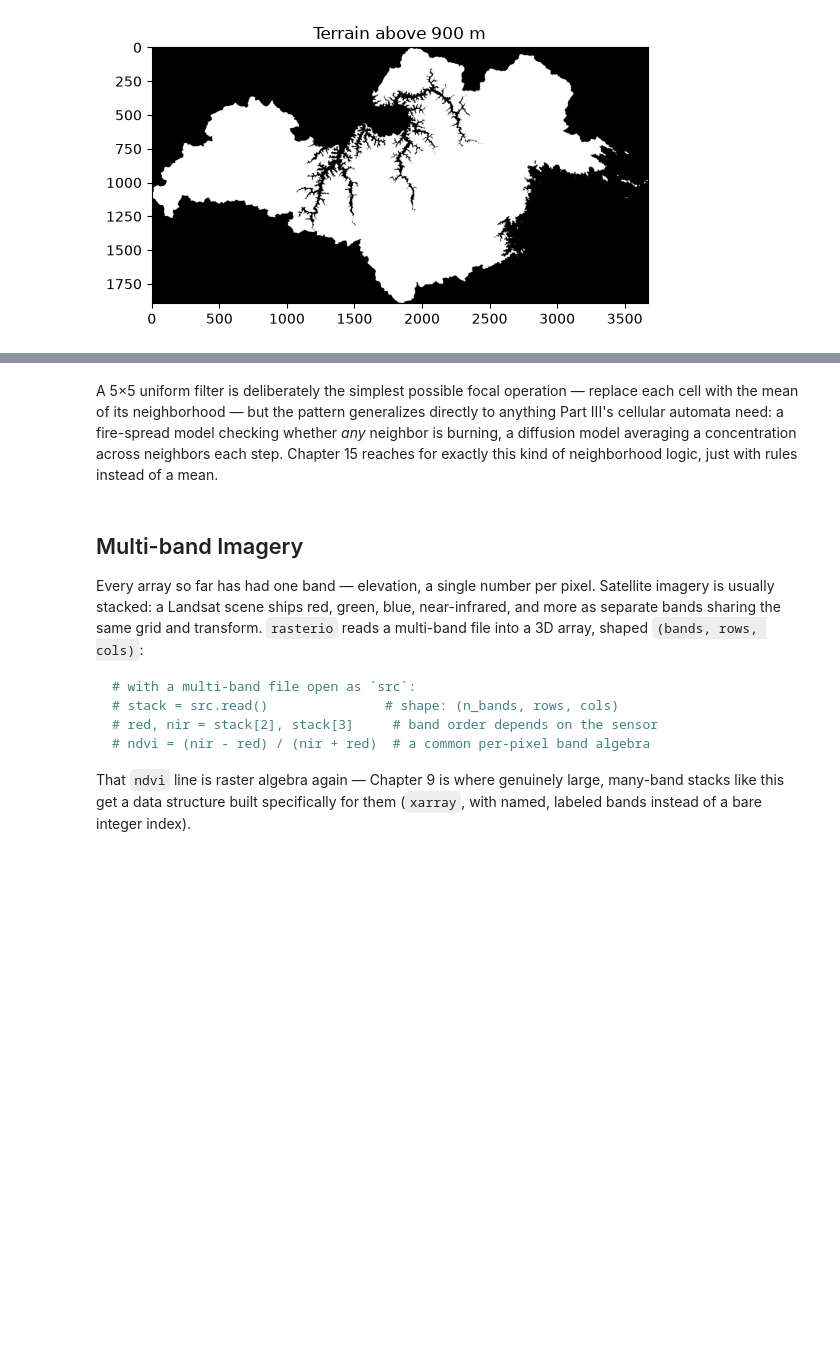
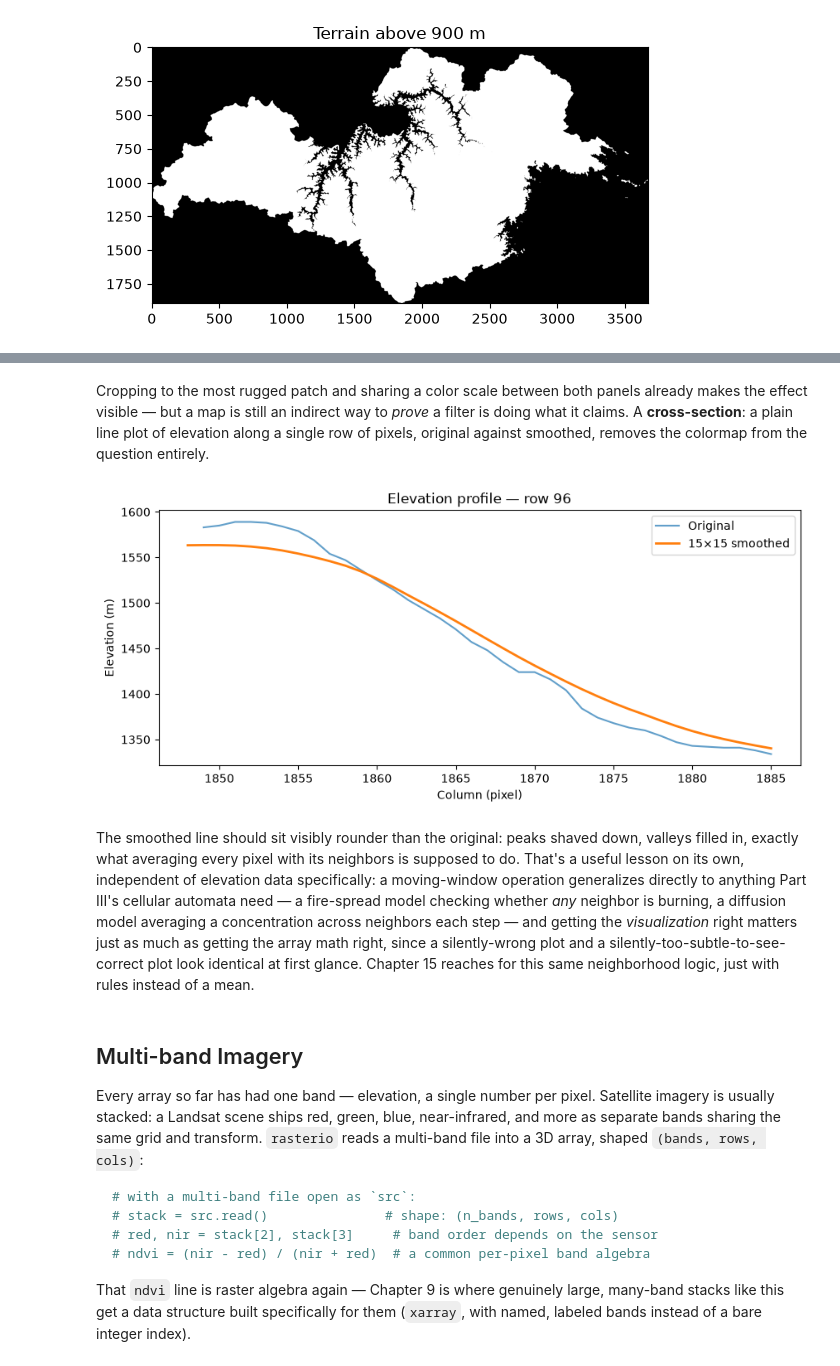
Before and after one commit to LambdaGeo/geospatial-modeling-python, a Jupyter notebook: docs/part2/ch08_raster.ipynb, the cells around one changed output, grey strips where cells are left out. Cells and saved outputs as stored; diff of their text form; code cells hidden in the pictures; blank space fills up the shorter version.

```diff
--- a/docs/part2/ch08_raster.ipynb
+++ b/docs/part2/ch08_raster.ipynb
@@ -139,5 +156,21 @@ plt.show()
+# %% [markdown]
+Cropping to the most rugged patch and sharing a color scale between both panels already makes the effect visible — but a map is still an indirect way to *prove* a filter is doing what it claims. A **cross-section**: a plain line plot of elevation along a single row of pixels, original against smoothed, removes the colormap from the question entirely.
+# %%
+row = cy  # same rugged row used to find the crop above
+cols = range(crop[1].start, crop[1].stop)
+
+fig, ax = plt.subplots(figsize=(10, 4))
+ax.plot(cols, clean_elevation[row, crop[1]], label="Original", alpha=0.7)
+ax.plot(cols, smoothed[row, crop[1]], label=f"{window}×{window} smoothed", linewidth=2)
+ax.set_xlabel("Column (pixel)")
+ax.set_ylabel("Elevation (m)")
+ax.legend()
+ax.set_title(f"Elevation profile — row {row}")
+plt.show()
+# %% [output]
+[figure, added]
 # %% [markdown]
-A 5×5 uniform filter is deliberately the simplest possible focal operation — replace each cell with the mean of its neighborhood — but the pattern generalizes directly to anything Part III's cellular automata need: a fire-spread model checking whether *any* neighbor is burning, a diffusion model averaging a concentration across neighbors each step. Chapter 15 reaches for exactly this kind of neighborhood logic, just with rules instead of a mean.
+The smoothed line should sit visibly rounder than the original: peaks shaved down, valleys filled in, exactly what averaging every pixel with its neighbors is supposed to do. That's a useful lesson on its own, independent of elevation data specifically: a moving-window operation generalizes directly to anything Part III's cellular automata need — a fire-spread model checking whether *any* neighbor is burning, a diffusion model averaging a concentration across neighbors each step — and getting the *visualization* right matters just as much as getting the array math right, since a silently-wrong plot and a silently-too-subtle-to-see-correct plot look identical at first glance. Chapter 15 reaches for this same neighborhood logic, just with rules instead of a mean.
 # %% [markdown]
 ## Multi-band Imagery
 
```
Also changed, not shown: parts of 4 cells of this notebook, 1 other file.
